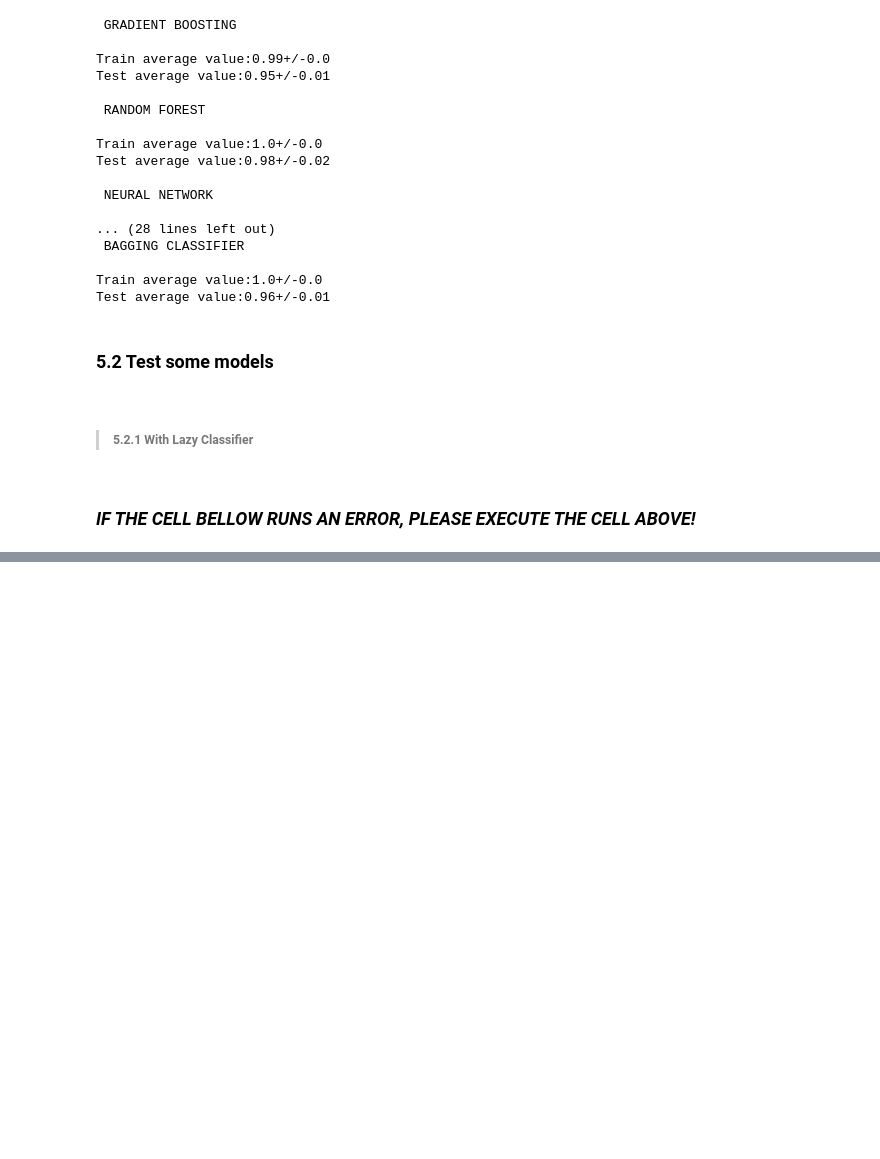
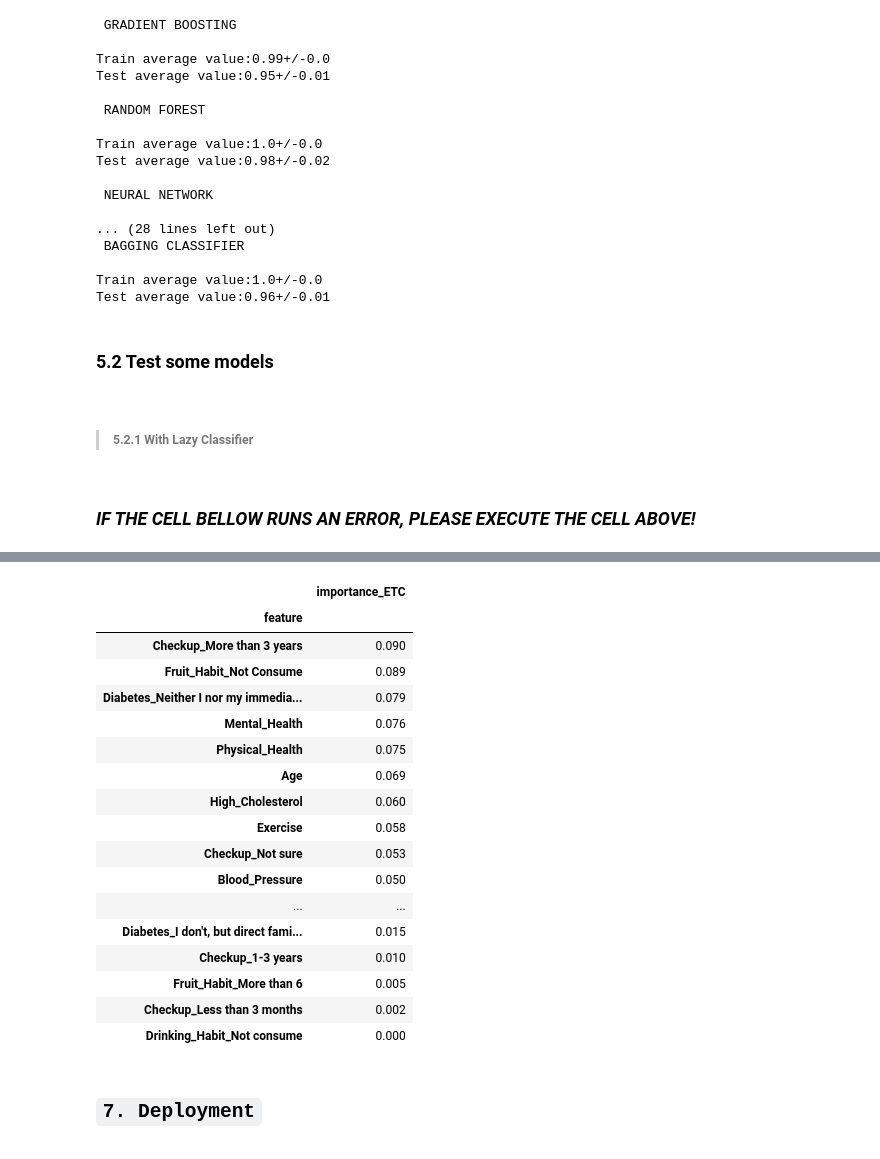
Before and after one commit to henrymmarques/MLProject, a Jupyter notebook: FINAL - Group03.ipynb, the cells around one changed output, grey strips where cells are left out. Cells and saved outputs as stored; diff of their text form; code cells hidden in the pictures; blank space fills up the shorter version.

Commit message:
add evaluation and deployment

```diff
--- a/FINAL - Group03.ipynb
+++ b/FINAL - Group03.ipynb
@@ -1314,3 +1425,32 @@ result_df
+# %%
+importances = pd.DataFrame({'feature':X_train.columns,
+                            'importance_ETC':np.round(etc.feature_importances_,3)})
+importances.sort_values('importance_ETC',ascending=False).set_index('feature')
+# %% [output]
+|  | importance_ETC |
+| feature |  |
+| Checkup_More than 3 years | 0.090 |
+| Fruit_Habit_Not Consume | 0.089 |
+| Diabetes_Neither I nor my immedia... | 0.079 |
+| Mental_Health | 0.076 |
+| Physical_Health | 0.075 |
+| Age | 0.069 |
+| High_Cholesterol | 0.060 |
+| Exercise | 0.058 |
+| Checkup_Not sure | 0.053 |
+| Blood_Pressure | 0.050 |
+| ... | ... |
+| Diabetes_I don't, but direct fami... | 0.015 |
+| Checkup_1-3 years | 0.010 |
+| Fruit_Habit_More than 6 | 0.005 |
+| Checkup_Less than 3 months | 0.002 |
+| Drinking_Habit_Not consume | 0.000 |
+# %% [markdown]
+<a class="anchor" id="deployment">
+
+## `7. Deployment`
+
+</a>
 # %%
 res=etc.predict(test_data)
 list_tuples = list(zip(test_data.index, res))
```
Also changed, not shown: parts of 15 cells of this notebook.
